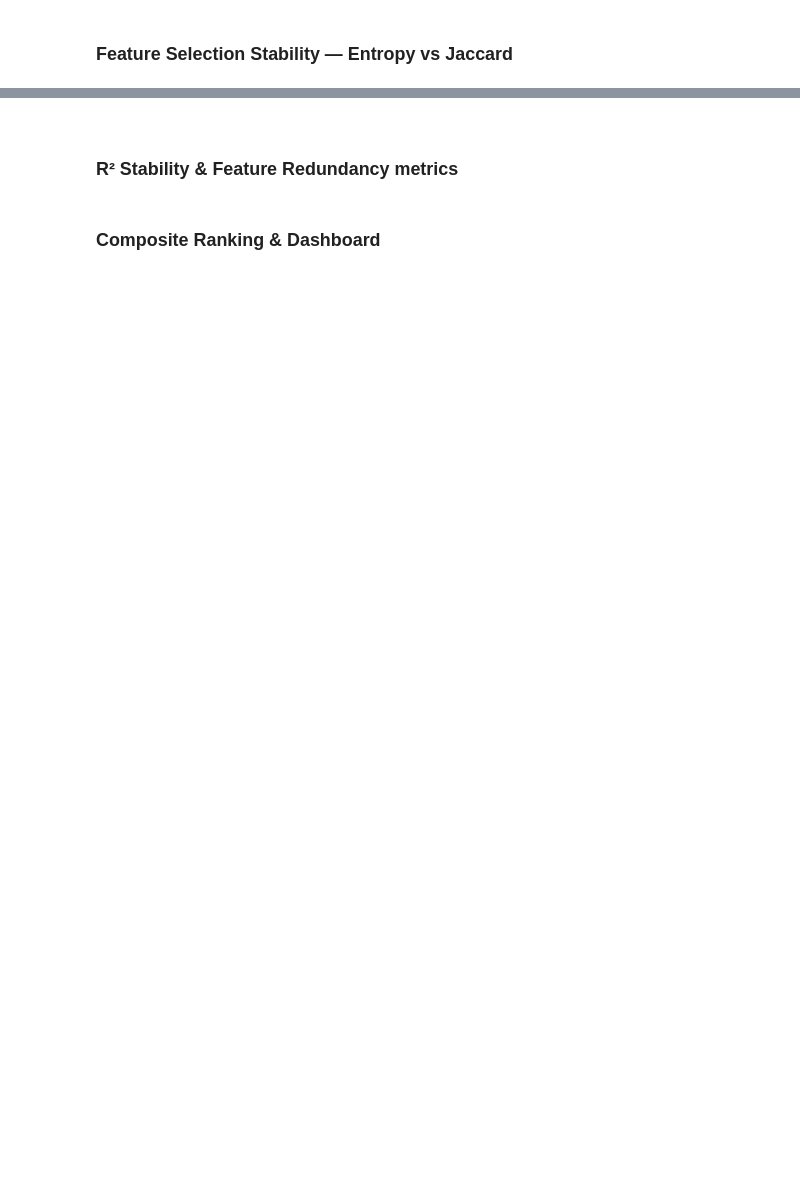
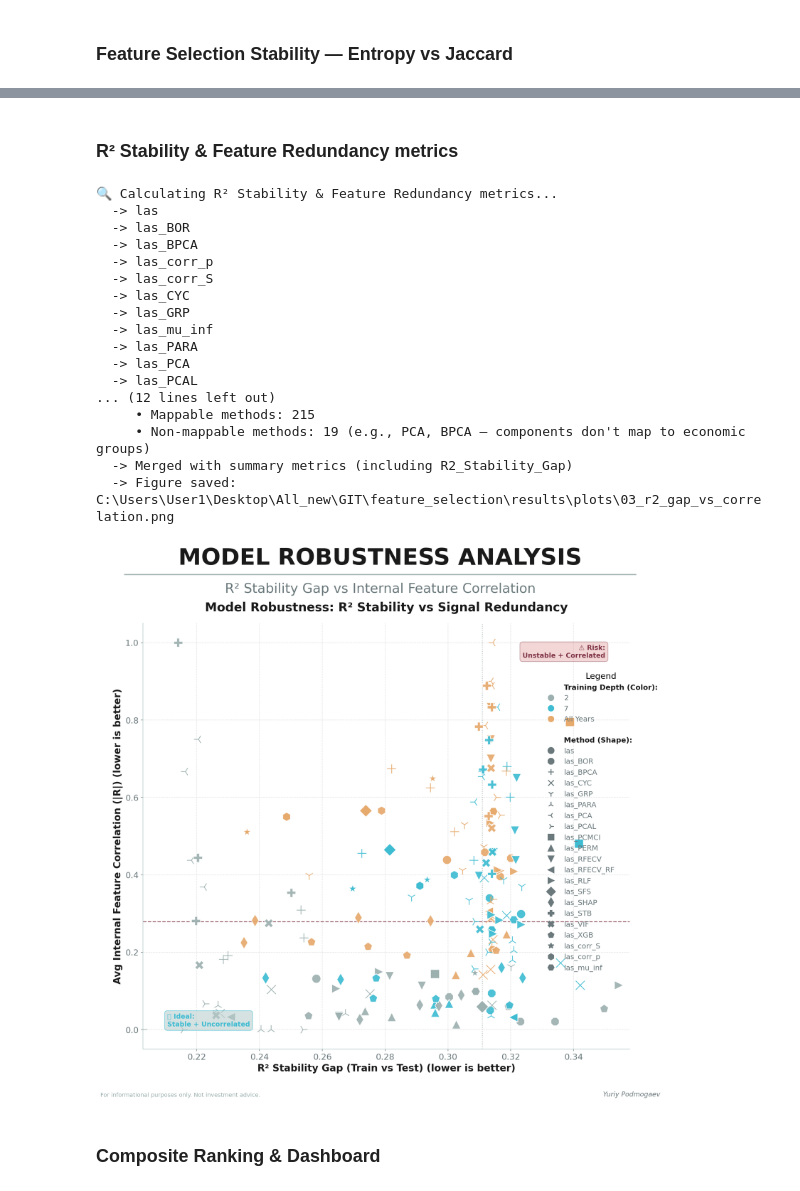
Before and after one commit to ypodmogaev/feature_selection, a Jupyter notebook: feature_selection.ipynb, the cells around one changed output, grey strips where cells are left out. Saved outputs shown, nothing was run; the diff lists cells and outputs as text; code cells hidden in the pictures; blank space fills up the shorter version.

```diff
--- a/feature_selection.ipynb
+++ b/feature_selection.ipynb
@@ -5281,7 +5360,7 @@ def plot_trend_vs_mape(
         color=INK          # <-- ДОБАВЛЕНО ДЛЯ КОНТРАСТА
     )
 
-    ax.set_xlim(left=2.4, right=3.2)
+    ax.set_xlim(left=2.45, right=3.2)
 
     add_custom_legend(ax, depth_palette, method_markers)
 
@@ -5684,5 +5801,3 @@ else:
-# %% [markdown]
-<!-- ### Feature Redundancy — Entropy vs Internal Correlation -->
 # %% [markdown]
 ### R² Stability & Feature Redundancy metrics
 # %%
@@ -5973,7 +6088,7 @@ def plot_r2_gap_vs_correlation(
     # Настройка пределов оси X (R² Gap не может быть отрицательным)
     x_min = df_plot['R2_Stability_Gap'].min()
     x_max = df_plot['R2_Stability_Gap'].max()
-    ax.set_xlim(max(0, x_min - 0.02), x_max * 0.70)
+    ax.set_xlim(max(0, x_min), x_max * 0.70 + 0.02)
 
     if save_path:
         Path(save_path).parent.mkdir(parents=True, exist_ok=True)
@@ -5987,33 +6102,52 @@ def plot_r2_gap_vs_correlation(
         )
         print(f"  -> Figure saved: {save_path}")
 
     plt.show()
     return fig, ax
 
 
 # ============================================================================
 # EXECUTE
 # ============================================================================
 
 if 'df_summary' not in globals() or df_summary is None or df_summary.empty:
     print("⚠️ df_summary not found. Running Block 1 extraction...")
     df_summary, _ = extract_model_metrics(BASE_DIR)
 
 df_redundancy = extract_redundancy_metrics(BASE_DIR, df_summary)
 
 if len(df_redundancy) > 0:
     depth_palette = generate_depth_palette(df_redundancy)
     method_markers = generate_method_markers(df_redundancy)
 
     # 🆕 Вызываем обновленную функцию
     plot_r2_gap_vs_correlation(
         df_redundancy,
         depth_palette=depth_palette,
         method_markers=method_markers,
         save_path=SAVE_DIR / "03_r2_gap_vs_correlation.png",
     )
 else:
     print("⚠️ No data to plot.")
+# %% [output]
+🔍 Calculating R² Stability & Feature Redundancy metrics...
+  -> las
+  -> las_BOR
+  -> las_BPCA
+  -> las_corr_p
+  -> las_corr_S
+  -> las_CYC
+  -> las_GRP
+  -> las_mu_inf
+  -> las_PARA
+  -> las_PCA
+  -> las_PCAL
+... (12 lines left out)
+     • Mappable methods: 215
+     • Non-mappable methods: 19 (e.g., PCA, BPCA — components don't map to economic groups)
+  -> Merged with summary metrics (including R2_Stability_Gap)
+  -> Figure saved: C:\Users\User1\Desktop\All_new\GIT\feature_selection\results\plots\03_r2_gap_vs_correlation.png
+[figure, added]
 # %% [markdown]
 ### Composite Ranking & Dashboard
 # %%
```
Also changed, not shown: parts of 44 cells of this notebook.
